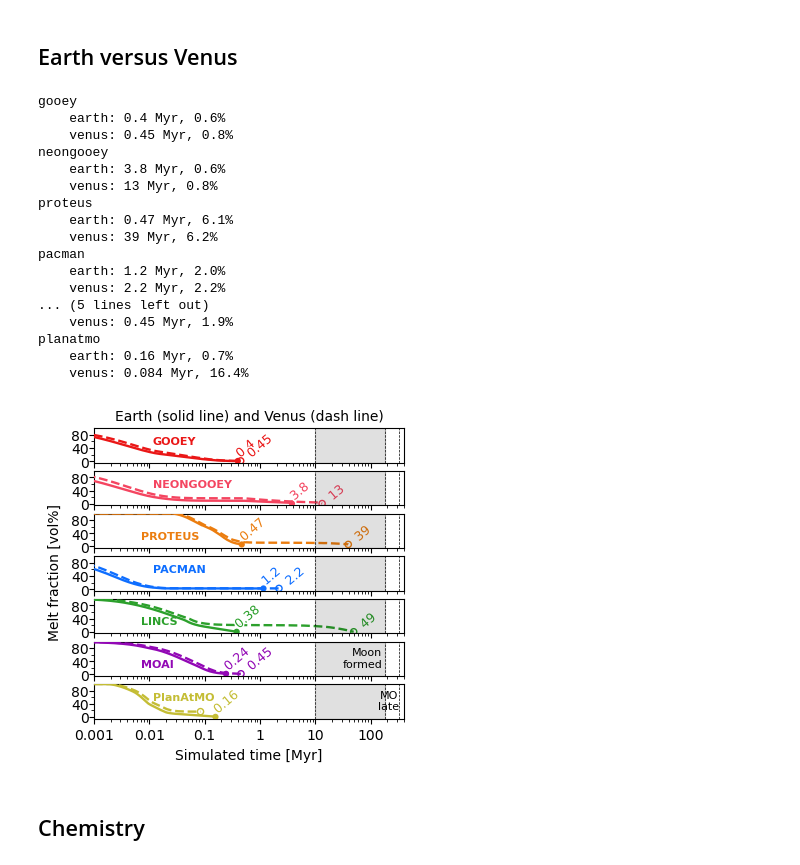
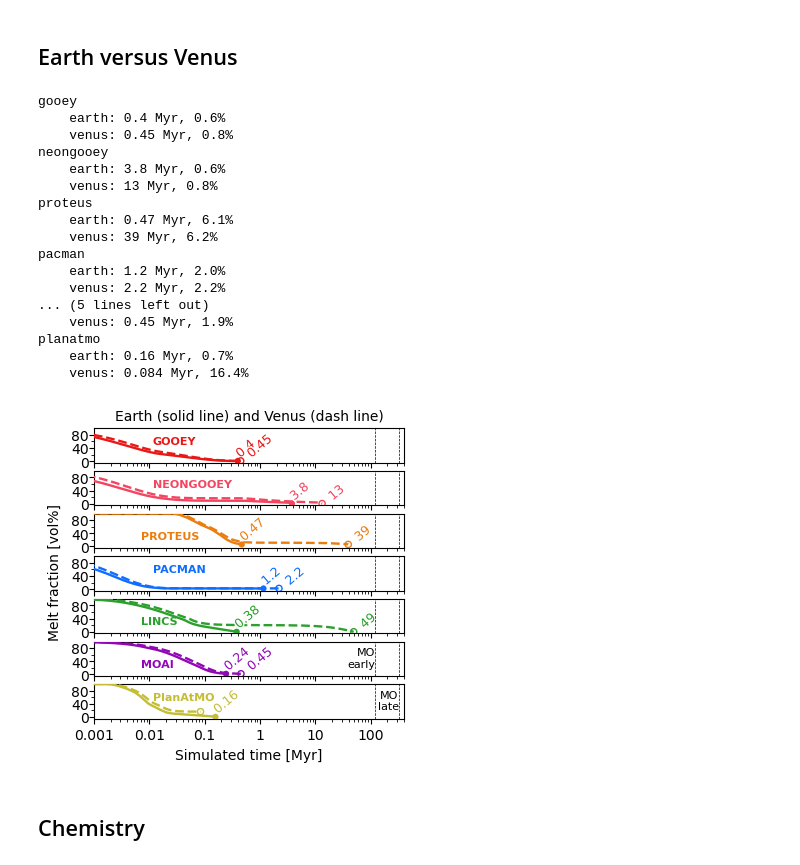
Before and after one commit to projectcuisines/chili, a Jupyter notebook: intercomparison/analysis_solarsystem/compare.ipynb, the cells around one changed output. Drawn from its saved outputs; the diff is of its cells as text; code cells hidden in the pictures.

```diff
--- a/intercomparison/analysis_solarsystem/compare.ipynb
+++ b/intercomparison/analysis_solarsystem/compare.ipynb
@@ -718,7 +726,8 @@ for im,m in enumerate(models):
             zorder=30, color=col, fontsize=8, weight='bold')
 
     # add vertical lines for ages of interest
-    for i,k in enumerate([["Moon early", "Moon late"], "MO late", "GOE early"]):
+    # ["Moon early", "Moon late"]
+    for i,k in enumerate(["MO early", "MO late", "GOE early"]):
         if isinstance(k, list):
             x1 = ages_yr[k[0]]/1e6
             x2 = ages_yr[k[1]]/1e6
@@ -760,34 +769,34 @@ axs[-1].set_xlabel("Simulated time [Myr]")
 axs[-1].set_xlim(left=time_min/1e6, right=xmax/1e6)
 axs[-1].xaxis.set_major_formatter(mpl.ticker.FormatStrFormatter('%g'))
 
 fig.supylabel(get_label("phi(vol_pct)"), x=0.01, fontsize=10)
 fig.subplots_adjust(hspace=0.24)
 
 title = "Earth (solid line) and Venus (dash line)"
 axs[0].set_title(title, fontsize=10)
 
 plt.show()
 
 fig.savefig(f"out/phi_evo_planets.{EXT}", bbox_inches='tight', dpi=DPI)
 # %% [output]
 gooey
     earth: 0.4 Myr, 0.6%
     venus: 0.45 Myr, 0.8%
 neongooey
     earth: 3.8 Myr, 0.6%
     venus: 13 Myr, 0.8%
 proteus
     earth: 0.47 Myr, 6.1%
     venus: 39 Myr, 6.2%
 pacman
     earth: 1.2 Myr, 2.0%
     venus: 2.2 Myr, 2.2%
 ... (5 lines left out)
     venus: 0.45 Myr, 1.9%
 planatmo
     earth: 0.16 Myr, 0.7%
     venus: 0.084 Myr, 16.4%
-[figure, old version]
+[figure, new version]
 # %% [markdown]
 ## Chemistry
 # %%
```
Also changed, not shown: parts of 1 cell of this notebook.
